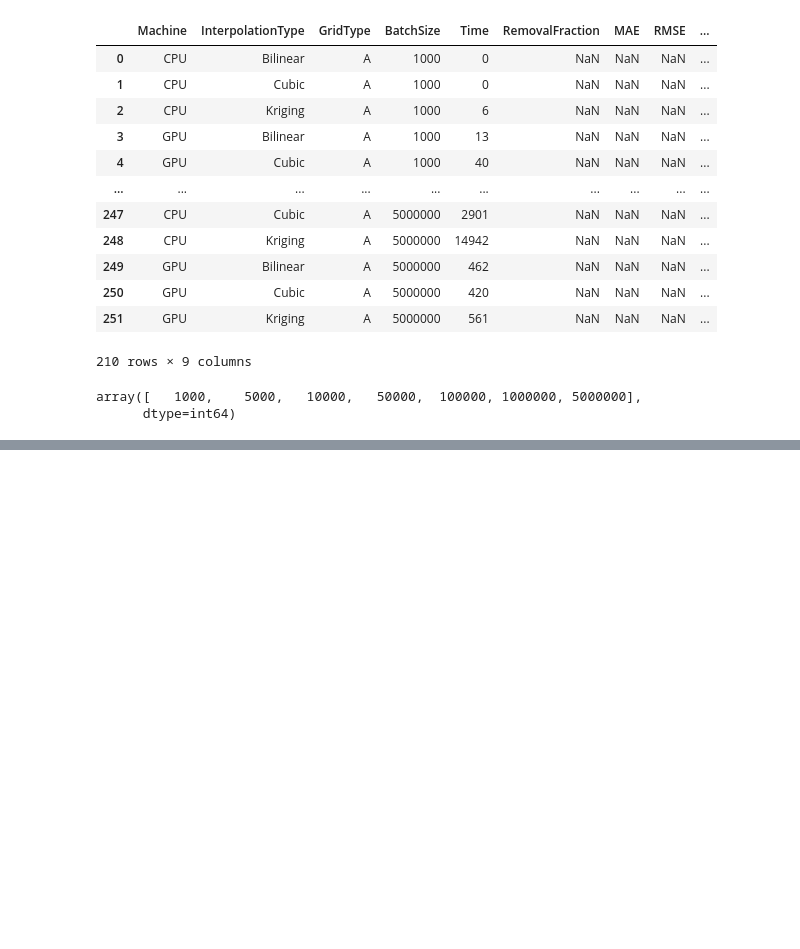
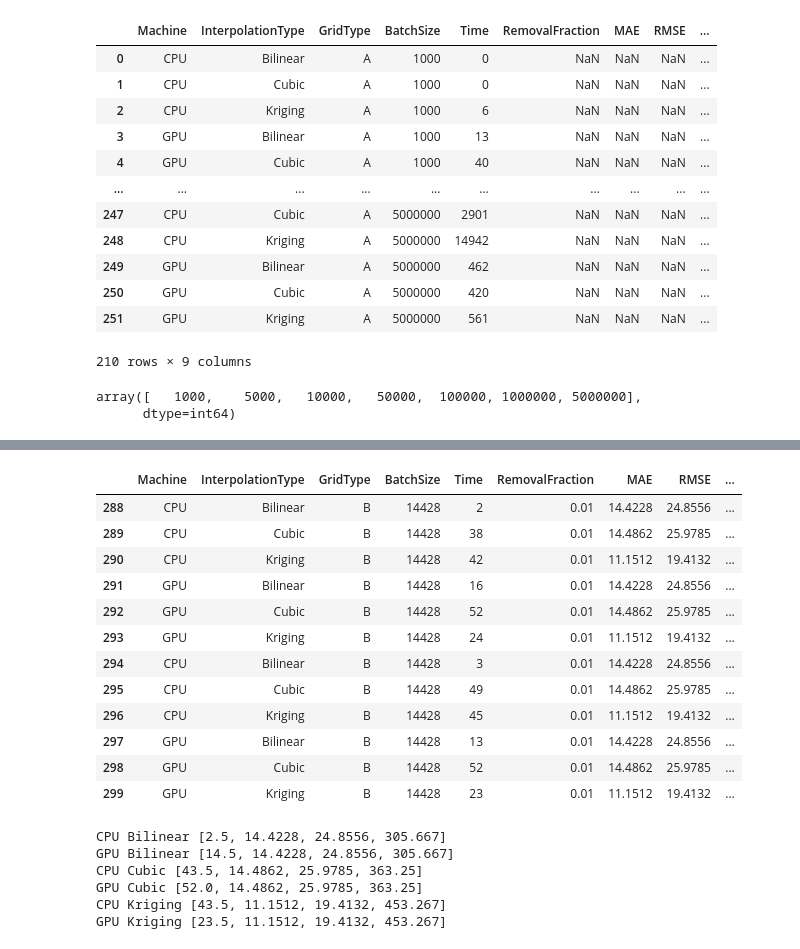
Before and after one commit to devsaxena974/AUV-Real-Time-Interpolation, a Jupyter notebook: code/performance_results.ipynb, the cells around one changed output, grey strips where cells are left out. Saved outputs shown, nothing was run; the diff lists cells and outputs as text; code cells hidden in the pictures; blank space fills up the shorter version.

```diff
--- a/code/performance_results.ipynb
+++ b/code/performance_results.ipynb
@@ -78,0 +208,66 @@ for interp in interp_types:
+# %%
+# indexes are a bit off, go low-row-index - 2 and high-row-index - 1
+east_pacific = results.iloc[288:300]
+east_pacific
+# %% [output]
+|  | Machine | InterpolationType | GridType | BatchSize | Time | RemovalFraction | MAE | RMSE | ... |
+| 288 | CPU | Bilinear | B | 14428 | 2 | 0.01 | 14.4228 | 24.8556 | ... |
+| 289 | CPU | Cubic | B | 14428 | 38 | 0.01 | 14.4862 | 25.9785 | ... |
+| 290 | CPU | Kriging | B | 14428 | 42 | 0.01 | 11.1512 | 19.4132 | ... |
+| 291 | GPU | Bilinear | B | 14428 | 16 | 0.01 | 14.4228 | 24.8556 | ... |
+| 292 | GPU | Cubic | B | 14428 | 52 | 0.01 | 14.4862 | 25.9785 | ... |
+| 293 | GPU | Kriging | B | 14428 | 24 | 0.01 | 11.1512 | 19.4132 | ... |
+| 294 | CPU | Bilinear | B | 14428 | 3 | 0.01 | 14.4228 | 24.8556 | ... |
+| 295 | CPU | Cubic | B | 14428 | 49 | 0.01 | 14.4862 | 25.9785 | ... |
+| 296 | CPU | Kriging | B | 14428 | 45 | 0.01 | 11.1512 | 19.4132 | ... |
+| 297 | GPU | Bilinear | B | 14428 | 13 | 0.01 | 14.4228 | 24.8556 | ... |
+| 298 | GPU | Cubic | B | 14428 | 52 | 0.01 | 14.4862 | 25.9785 | ... |
+| 299 | GPU | Kriging | B | 14428 | 23 | 0.01 | 11.1512 | 19.4132 | ... |
+# %%
+interp_types = ['Bilinear', 'Cubic', 'Kriging']
+machines = ['CPU', 'GPU']
+
+perf = {
+    'CPU Bilinear': [],
+    'GPU Bilinear': [],
+    'CPU Cubic': [],
+    'GPU Cubic': [],
+    'CPU Kriging': [],
+    'GPU Kriging': []
+}
+
+for interp in interp_types:
+    for machine in machines:
+        key_string = machine + " " + interp
+        # 1) Get all entries for machine and interpolation type from larger set
+        subset = east_pacific.loc[(east_pacific['Machine'] == machine) & (east_pacific['InterpolationType'] == interp)]
+
+        # 2) Sum over all times and divide by length to get average
+        average = np.mean(subset['Time'].values)
+
+        perf[key_string].append(average)
+
+        # 3) Average out the Mean Absolute Error (MAE's)
+        mae_avg = np.mean(subset['MAE'].values)
+
+        perf[key_string].append(mae_avg)
+
+        # 4) Average out the Root Mean Squared Error (RMSE's)
+        rmse_avg = np.mean(subset['RMSE'].values)
+
+        perf[key_string].append(rmse_avg)
+
+        # 5) Average out the max error's
+        max_err_avg = np.mean(subset['Max Error'].values)
+
+        perf[key_string].append(max_err_avg)
+
+for key in perf.keys():
+    print(key, perf[key])
+# %% [output]
+CPU Bilinear [2.5, 14.4228, 24.8556, 305.667]
+GPU Bilinear [14.5, 14.4228, 24.8556, 305.667]
+CPU Cubic [43.5, 14.4862, 25.9785, 363.25]
+GPU Cubic [52.0, 14.4862, 25.9785, 363.25]
+CPU Kriging [43.5, 11.1512, 19.4132, 453.267]
+GPU Kriging [23.5, 11.1512, 19.4132, 453.267]
```
Also changed, not shown: parts of 27 cells of this notebook.
